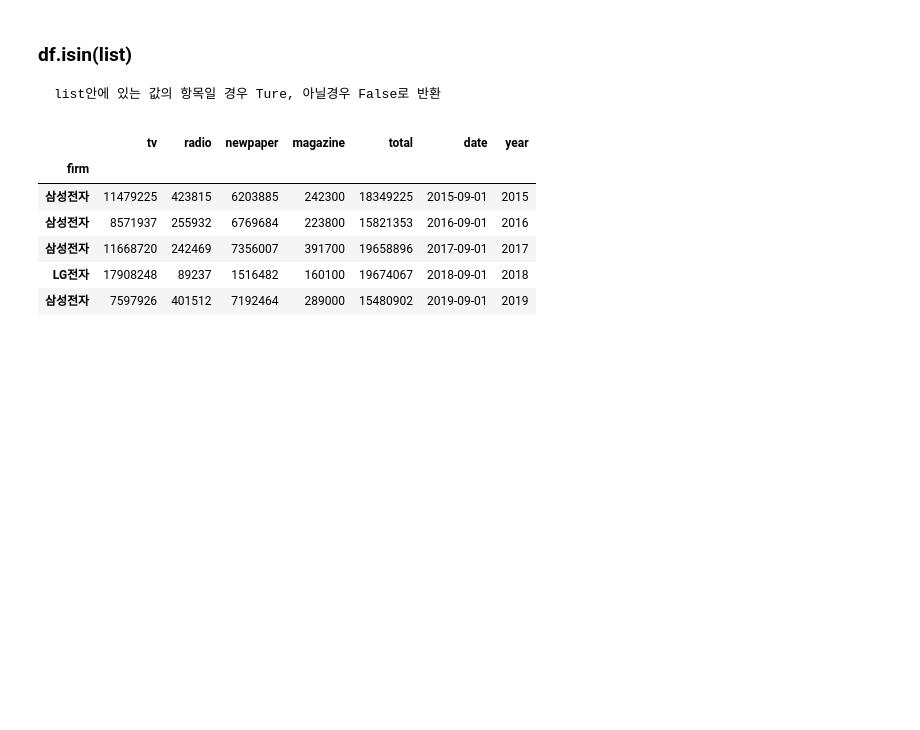
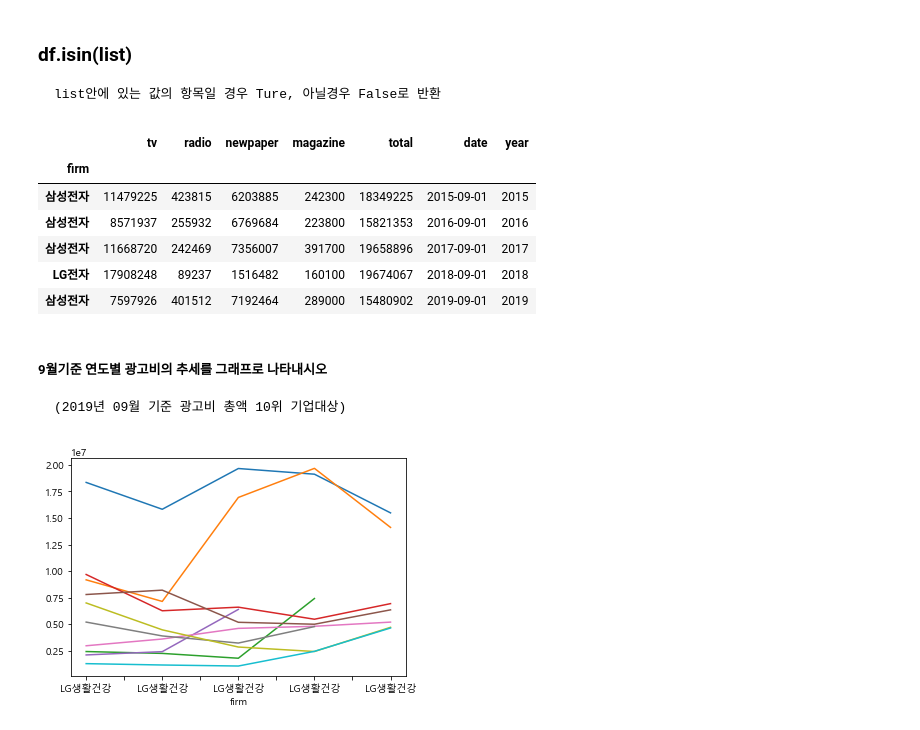
Before and after one commit to 0looo/Bigdata_python, a Jupyter notebook: eda/advertising_df.ipynb, the cells around one changed output. Cells and saved outputs as stored; diff of their text form; code cells hidden in the pictures; blank space fills up the shorter version.

```diff
--- a/eda/advertising_df.ipynb
+++ b/eda/advertising_df.ipynb
@@ -263,3 +263,14 @@ df[df.total.isin(df.groupby('year').total.max())]
 | 삼성전자 | 11668720 | 242469 | 7356007 | 391700 | 19658896 | 2017-09-01 | 2017 |
 | LG전자 | 17908248 | 89237 | 1516482 | 160100 | 19674067 | 2018-09-01 | 2018 |
 | 삼성전자 | 7597926 | 401512 | 7192464 | 289000 | 15480902 | 2019-09-01 | 2019 |
+# %% [markdown]
+##### 9월기준 연도별 광고비의 추세를 그래프로 나타내시오
+    (2019년 09월 기준 광고비 총액 10위 기업대상)
+# %%
+# 실습답안   -> 문제점 : 값이 없는 연도를 구별하지 못하여 연도가 섞임 + y축이 연도가 나오지 못함
+
+f = list(df[df.year == 2019].total.sort_values(ascending = False).head(10).index)
+for i in f :
+    df.groupby('firm').get_group(i).total.plot()
+# %% [output]
+[figure, added]
```
Also changed, not shown: parts of 1 cell of this notebook.
